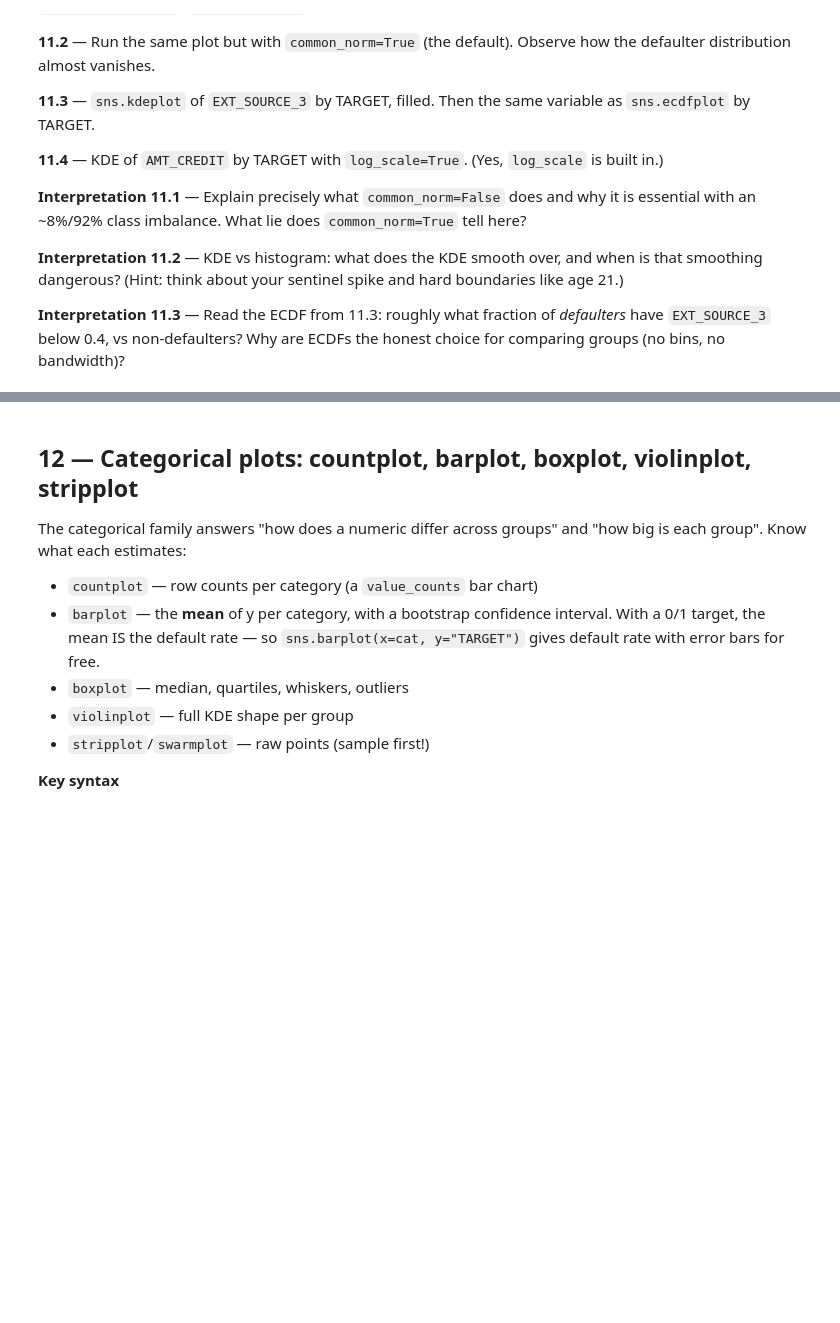
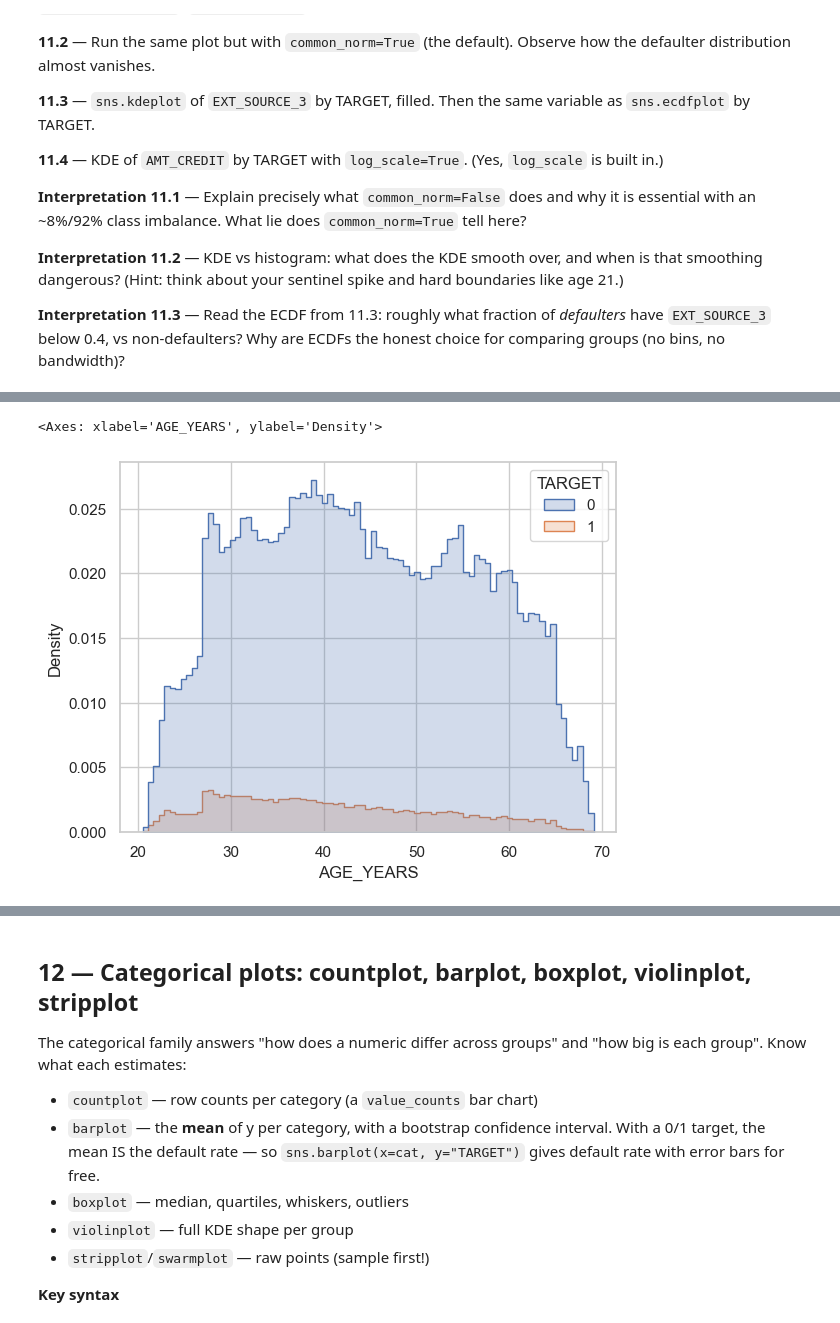
Before and after one commit to smallchuch/CreditRiskLearning, a Jupyter notebook: Learning Journey/1.5 Matplotlib + Seaborn/matplotlib_seaborn_practice_home_credit.ipynb, the cells around one changed output, grey strips where cells are left out. Drawn from its saved outputs; the diff is of its cells as text; code cells hidden in the pictures; blank space fills up the shorter version.

```diff
--- a/Learning Journey/1.5 Matplotlib + Seaborn/matplotlib_seaborn_practice_home_credit.ipynb
+++ b/Learning Journey/1.5 Matplotlib + Seaborn/matplotlib_seaborn_practice_home_credit.ipynb
@@ -1643,4 +1648,10 @@ sns.ecdfplot(data=df, x="COL", hue="TARGET", ax=ax)
 # %%
 # Ex 11.2 — common_norm=True (observe the problem)
+
+
+sns.histplot(data=df, x='AGE_YEARS', hue='TARGET', stat='density', common_norm=True, element='step')
+# %% [output]
+<Axes: xlabel='AGE_YEARS', ylabel='Density'>
+[figure, added]
 # %%
 # Ex 11.3 — kdeplot and ecdfplot of EXT_SOURCE_3
```
Also changed, not shown: parts of 4 cells of this notebook, 2 other files.
